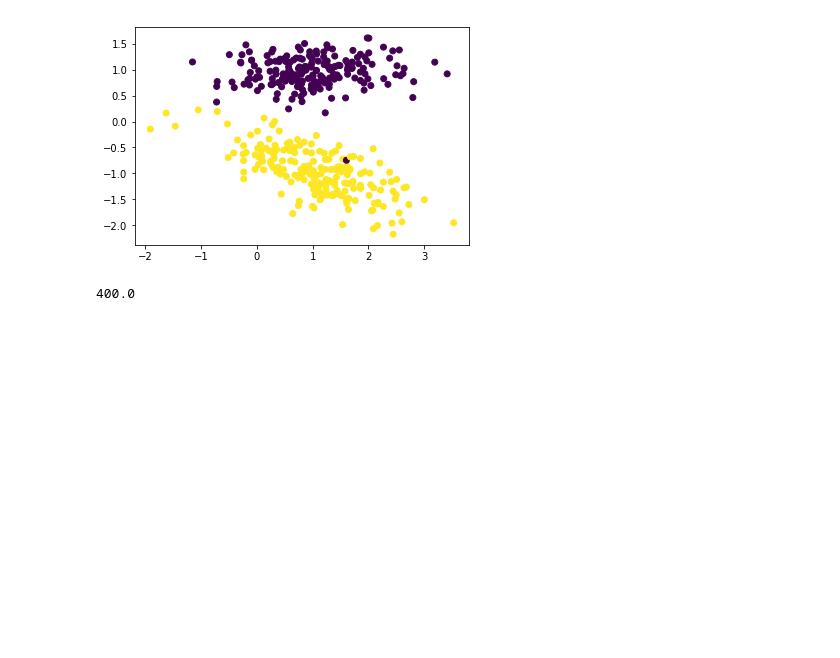
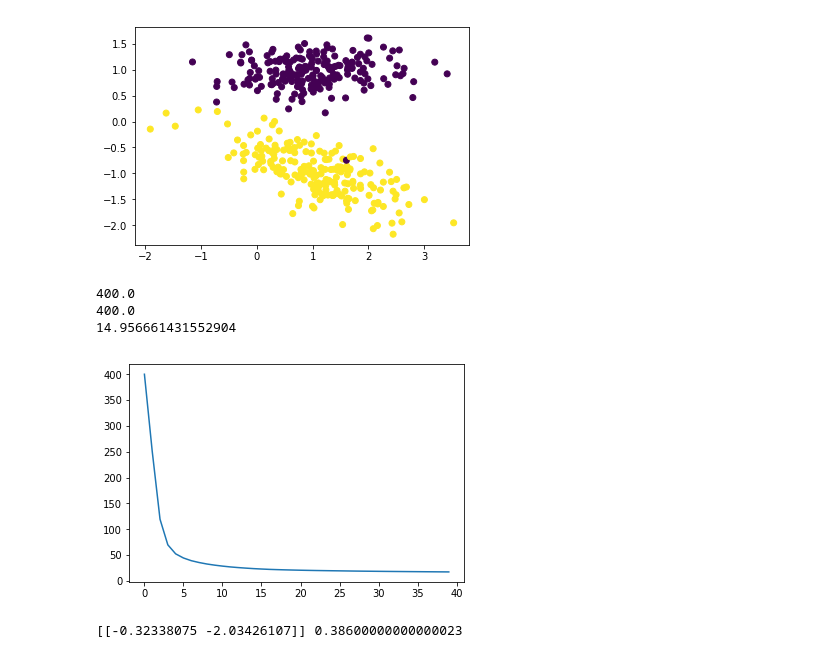
Before and after one commit to CheshtaK/ML-Basics, a Jupyter notebook: SVM.ipynb, the cells around one changed output. Drawn from its saved outputs; the diff is of its cells as text; code cells hidden in the pictures; blank space fills up the shorter version.

Commit message:
SVM training and plotting hyperplane

```diff
--- a/SVM.ipynb
+++ b/SVM.ipynb
@@ -53,4 +88,19 @@ mySVM = SVM()
-# %%
-mySVM.fit(X,Y)
-# %% [output]
-400.0
+# %%
+mySVM = SVM()
+W, b, losses = mySVM.fit(X,Y,maxItr=100)
+print(losses[0])
+print(losses[-1])
+# %% [output]
+400.0
+400.0
+14.956661431552904
+# %%
+plt.plot(losses)
+plt.show()
+# %% [output]
+[figure, added]
+# %%
+W,B = mySVM.W, mySVM.b
+print(W,B)
+# %% [output]
+[[-0.32338075 -2.03426107]] 0.38600000000000023
```
Also changed, not shown: parts of 4 cells of this notebook.
